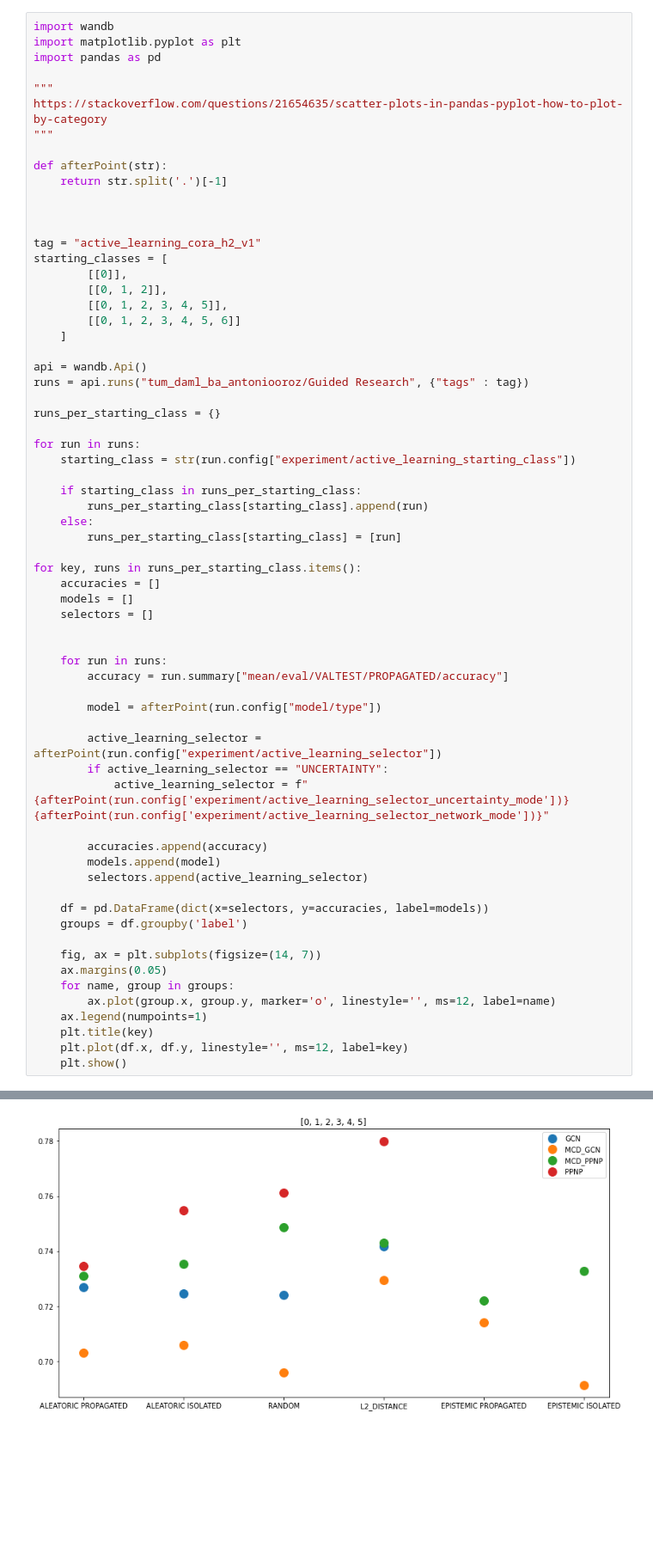
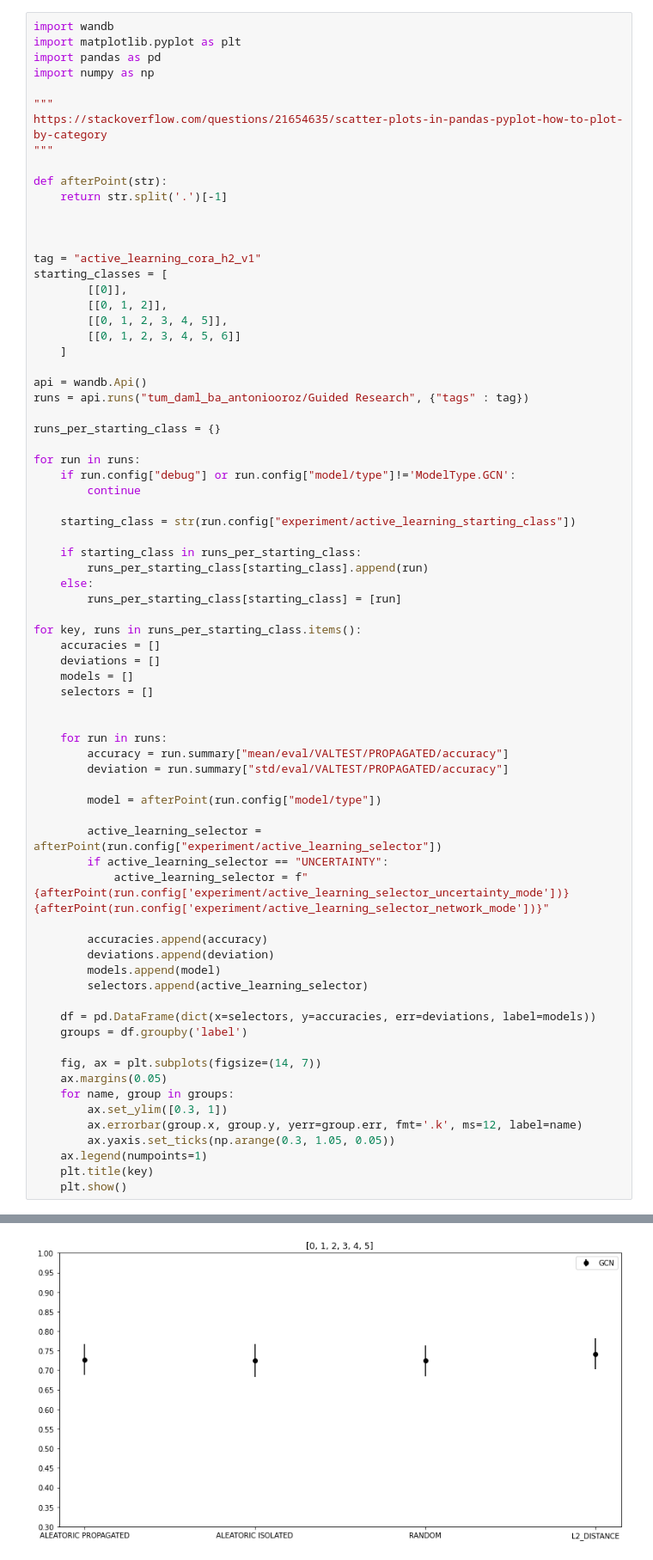
Before and after one commit to antoniooroz/guided-research, a Jupyter notebook: visualizations/active_learning.ipynb, the cells around one changed output, grey strips where cells are left out. Shown at 86% size. Saved outputs shown, nothing was run; the diff lists cells and outputs as text; blank space fills up the shorter version.

```diff
--- a/visualizations/active_learning.ipynb
+++ b/visualizations/active_learning.ipynb
@@ -2,6 +2,7 @@
 import wandb
 import matplotlib.pyplot as plt
 import pandas as pd
+import numpy as np
 
 """
 https://stackoverflow.com/questions/21654635/scatter-plots-in-pandas-pyplot-how-to-plot-by-category
@@ -26,6 +27,9 @@ runs = api.runs("tum_daml_ba_antoniooroz/Guided Research", {"tags" : tag})
 runs_per_starting_class = {}
 
 for run in runs:
+    if run.config["debug"] or run.config["model/type"]!='ModelType.GCN':
+        continue
+
     starting_class = str(run.config["experiment/active_learning_starting_class"])
 
     if starting_class in runs_per_starting_class:
@@ -35,12 +39,14 @@ for run in runs:
 
 for key, runs in runs_per_starting_class.items():
     accuracies = []
+    deviations = []
     models = []
     selectors = []
 
 
     for run in runs:
         accuracy = run.summary["mean/eval/VALTEST/PROPAGATED/accuracy"]
+        deviation = run.summary["std/eval/VALTEST/PROPAGATED/accuracy"]
 
         model = afterPoint(run.config["model/type"])
 
@@ -49,18 +55,20 @@ for key, runs in runs_per_starting_class.items():
             active_learning_selector = f"{afterPoint(run.config['experiment/active_learning_selector_uncertainty_mode'])} {afterPoint(run.config['experiment/active_learning_selector_network_mode'])}"
 
         accuracies.append(accuracy)
+        deviations.append(deviation)
         models.append(model)
         selectors.append(active_learning_selector)
 
-    df = pd.DataFrame(dict(x=selectors, y=accuracies, label=models))
+    df = pd.DataFrame(dict(x=selectors, y=accuracies, err=deviations, label=models))
     groups = df.groupby('label')
 
     fig, ax = plt.subplots(figsize=(14, 7))
     ax.margins(0.05)
     for name, group in groups:
-        ax.plot(group.x, group.y, marker='o', linestyle='', ms=12, label=name)
+        ax.set_ylim([0.3, 1])
+        ax.errorbar(group.x, group.y, yerr=group.err, fmt='.k', ms=12, label=name)
+        ax.yaxis.set_ticks(np.arange(0.3, 1.05, 0.05))
     ax.legend(numpoints=1)
     plt.title(key)
-    plt.plot(df.x, df.y, linestyle='', ms=12, label=key)
     plt.show()
 # %% [output]
@@ -68 +76 @@ for key, runs in runs_per_starting_class.items():
-[figure, old version]
+[figure, new version]
```
Also changed, not shown: parts of 1 cell of this notebook, 14 other files.
